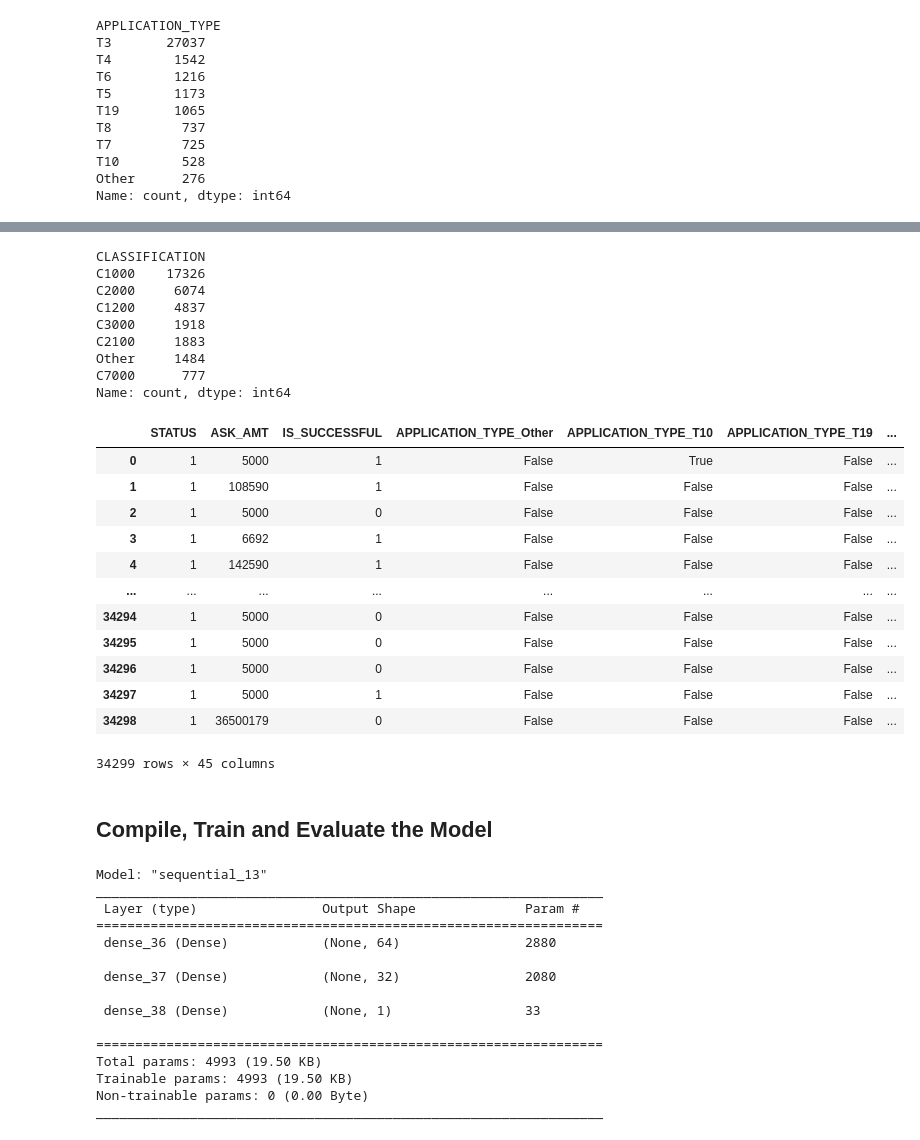
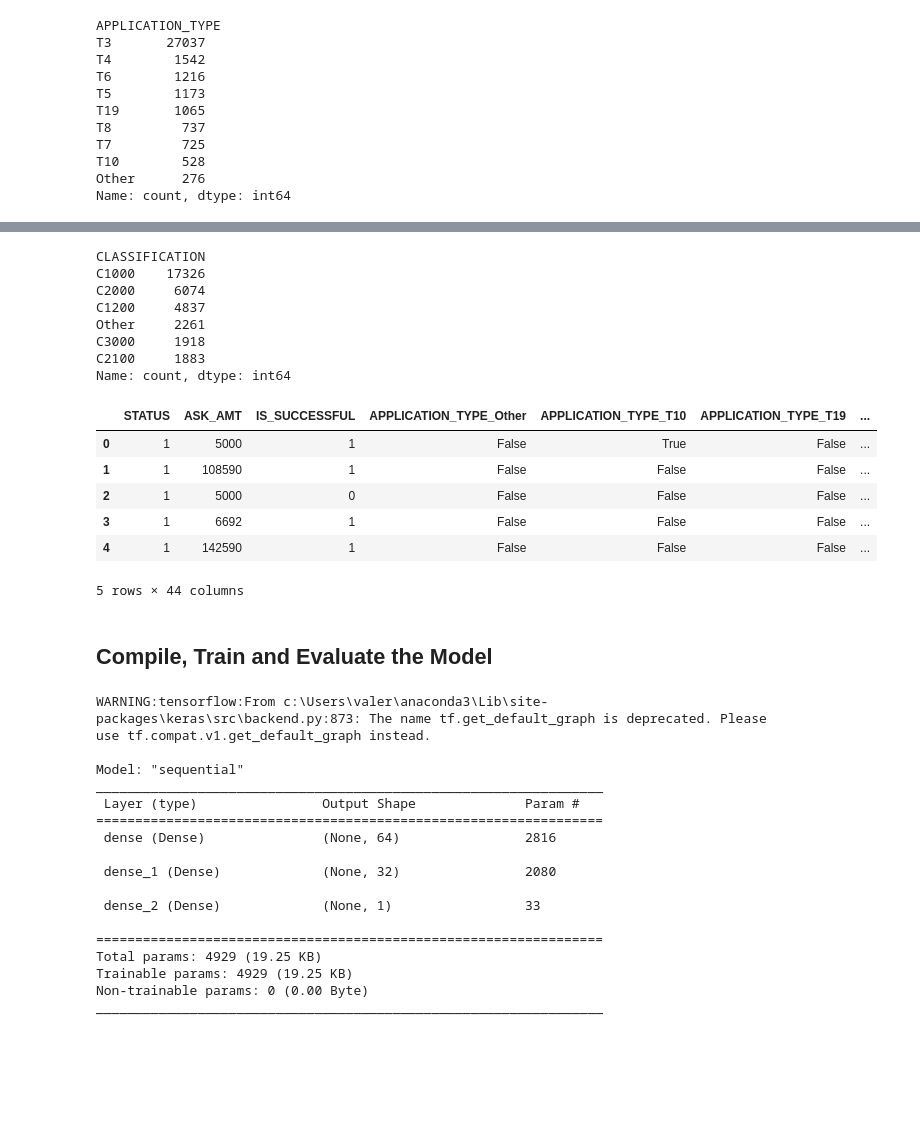
Before and after one commit to ValeriaLiliana/deep-learning-challenge, a Jupyter notebook: Starter_Code.ipynb, the cells around one changed output, grey strips where cells are left out. Saved outputs shown, nothing was run; the diff lists cells and outputs as text; code cells hidden in the pictures; blank space fills up the shorter version.

```diff
--- a/Starter_Code.ipynb
+++ b/Starter_Code.ipynb
@@ -117,8 +151,8 @@ Name: count, dtype: int64
 # %%
 # Choose a cutoff value and create a list of classifications to be replaced
 # use the variable name `classifications_to_replace`
-classification_cutoff_value = 300
-classification_counts = application_df['CLASSIFICATION'].value_counts()
+cutoff_value = 1000
+classifications_to_replace = list(classification_counts[classification_counts < cutoff_value].index)
 
 # Replace in dataframe
 for cls in classifications_to_replace:
@@ -131,29 +165,22 @@ CLASSIFICATION
 C1000    17326
 C2000     6074
 C1200     4837
+Other     2261
 C3000     1918
 C2100     1883
-Other     1484
-C7000      777
 Name: count, dtype: int64
 # %%
 # Convert categorical data to numeric with `pd.get_dummies`
-dummies = pd.get_dummies(application_df)
-dummies
+application_df = pd.get_dummies(application_df)
+application_df.head()
 # %% [output]
 |  | STATUS | ASK_AMT | IS_SUCCESSFUL | APPLICATION_TYPE_Other | APPLICATION_TYPE_T10 | APPLICATION_TYPE_T19 | ... |
 | 0 | 1 | 5000 | 1 | False | True | False | ... |
 | 1 | 1 | 108590 | 1 | False | False | False | ... |
 | 2 | 1 | 5000 | 0 | False | False | False | ... |
 | 3 | 1 | 6692 | 1 | False | False | False | ... |
 | 4 | 1 | 142590 | 1 | False | False | False | ... |
-| ... | ... | ... | ... | ... | ... | ... | ... |
-| 34294 | 1 | 5000 | 0 | False | False | False | ... |
-| 34295 | 1 | 5000 | 0 | False | False | False | ... |
-| 34296 | 1 | 5000 | 0 | False | False | False | ... |
-| 34297 | 1 | 5000 | 1 | False | False | False | ... |
-| 34298 | 1 | 36500179 | 0 | False | False | False | ... |
-34299 rows × 45 columns
+5 rows × 44 columns
 # %%
 # Split our preprocessed data into our features and target arrays
 X = dummies.drop('IS_SUCCESSFUL', axis=1)
@@ -175,7 +202,6 @@ X_test_scaled = X_scaler.transform(X_test)
 ## Compile, Train and Evaluate the Model
 # %%
 # Define the model - deep neural net, i.e., the number of input features and hidden nodes for each layer.
-#  YOUR CODE GOES HERE
 
 number_input_features = X_train.shape[1]
 hidden_nodes_layer1 = 64
@@ -200,19 +226,21 @@ nn.add(tf.keras.layers.Dense(units=1, activation="sigmoid"))
 # Check the structure of the model
 nn.summary()
 # %% [output]
-Model: "sequential_13"
+WARNING:tensorflow:From c:\Users\valer\anaconda3\Lib\site-packages\keras\src\backend.py:873: The name tf.get_default_graph is deprecated. Please use tf.compat.v1.get_default_graph instead.
+
+Model: "sequential"
 _________________________________________________________________
  Layer (type)                Output Shape              Param #
 =================================================================
- dense_36 (Dense)            (None, 64)                2880
+ dense (Dense)               (None, 64)                2816
 
- dense_37 (Dense)            (None, 32)                2080
+ dense_1 (Dense)             (None, 32)                2080
 
- dense_38 (Dense)            (None, 1)                 33
+ dense_2 (Dense)             (None, 1)                 33
 
 =================================================================
-Total params: 4993 (19.50 KB)
-Trainable params: 4993 (19.50 KB)
+Total params: 4929 (19.25 KB)
+Trainable params: 4929 (19.25 KB)
 Non-trainable params: 0 (0.00 Byte)
 _________________________________________________________________
 # %%
```
Also changed, not shown: parts of 16 cells of this notebook, 2 other files.
